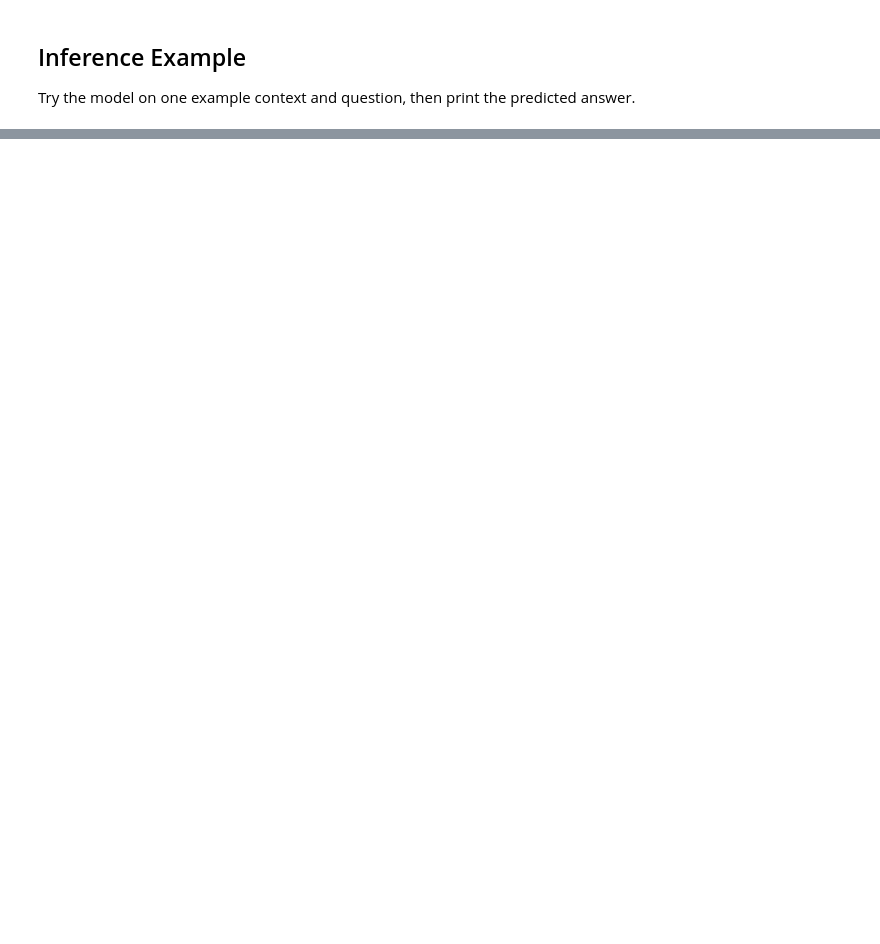
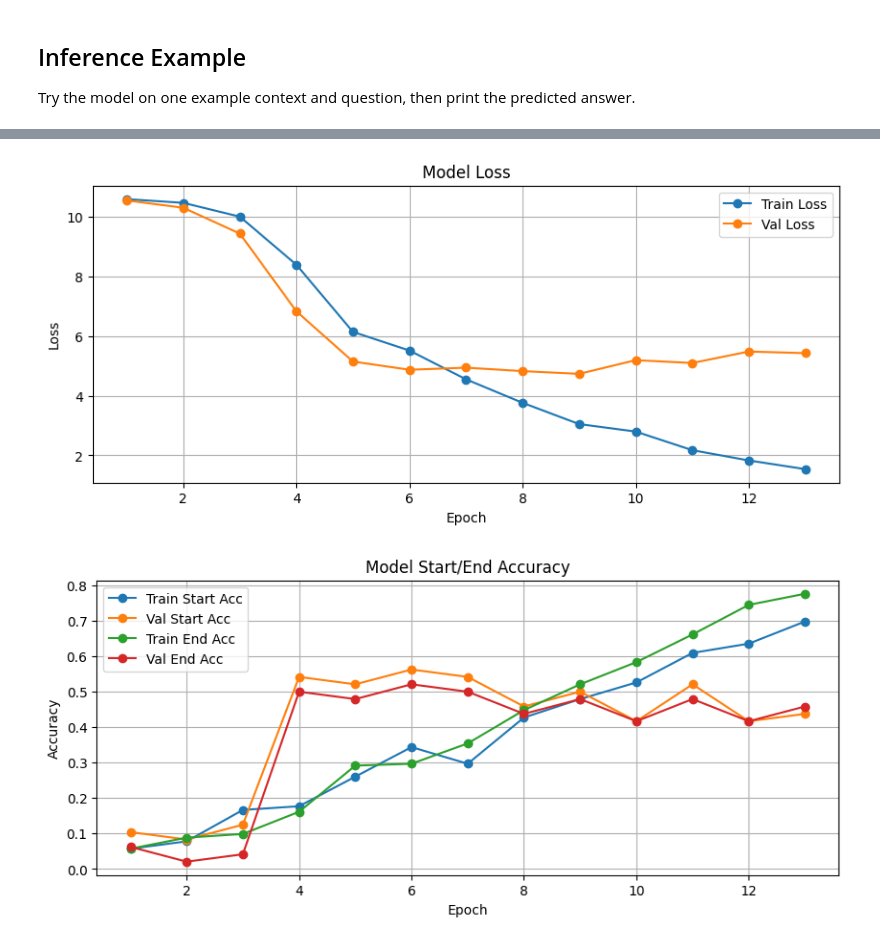
Before and after one commit to Raed108/NLP-Project, a Jupyter notebook: ms2.ipynb, the cells around one changed output, grey strips where cells are left out. Cells and saved outputs as stored; diff of their text form; code cells hidden in the pictures; blank space fills up the shorter version.

```diff
--- a/ms2.ipynb
+++ b/ms2.ipynb
@@ -529,0 +637,17 @@ print('الإجابة المتوقعة:', predicted_answer)
+# %%
+# Train the model
+from tensorflow.keras.callbacks import EarlyStopping
+early_stop = EarlyStopping(
+    monitor='val_loss',
+    patience=4,
+    restore_best_weights=True
+)
+
+history = model.fit(
+    [q_train, c_train],   # 👈 two inputs here
+    [y_start_train, y_end_train],   # 👈 two outputs here
+    epochs=30,
+    validation_data=([q_test, c_test], [y_start_test, y_end_test]),
+    batch_size=32,
+    callbacks=[early_stop]
+)
@@ -529,0 +672,47 @@ print('الإجابة المتوقعة:', predicted_answer)
+# %%
+%matplotlib inline
+import matplotlib.pyplot as plt
+
+hist = history.history
+
+train_loss = hist.get('loss', [])
+val_loss = hist.get('val_loss', [])
+train_acc_start = hist.get('start_accuracy', [])
+train_acc_end = hist.get('end_accuracy', [])
+val_acc_start = hist.get('val_start_accuracy', [])
+val_acc_end = hist.get('val_end_accuracy', [])
+
+epochs = range(1, len(train_loss) + 1)
+
+# -------- Loss --------
+plt.figure(figsize=(10, 4))
+if train_loss:
+    plt.plot(epochs, train_loss, marker='o', label='Train Loss')
+if val_loss:
+    plt.plot(epochs, val_loss, marker='o', label='Val Loss')
+plt.title('Model Loss')
+plt.xlabel('Epoch')
+plt.ylabel('Loss')
+plt.legend()
+plt.grid(True)
+plt.show()
+
+# -------- Accuracy (Start/End) --------
+plt.figure(figsize=(10, 4))
+if train_acc_start:
+    plt.plot(epochs, train_acc_start, marker='o', label='Train Start Acc')
+if val_acc_start:
+    plt.plot(epochs, val_acc_start, marker='o', label='Val Start Acc')
+if train_acc_end:
+    plt.plot(epochs, train_acc_end, marker='o', label='Train End Acc')
+if val_acc_end:
+    plt.plot(epochs, val_acc_end, marker='o', label='Val End Acc')
+plt.title('Model Start/End Accuracy')
+plt.xlabel('Epoch')
+plt.ylabel('Accuracy')
+plt.legend()
+plt.grid(True)
+plt.show()
+# %% [output]
+[figure, added]
+[figure, added]
```
Also changed, not shown: parts of 14 cells of this notebook.
